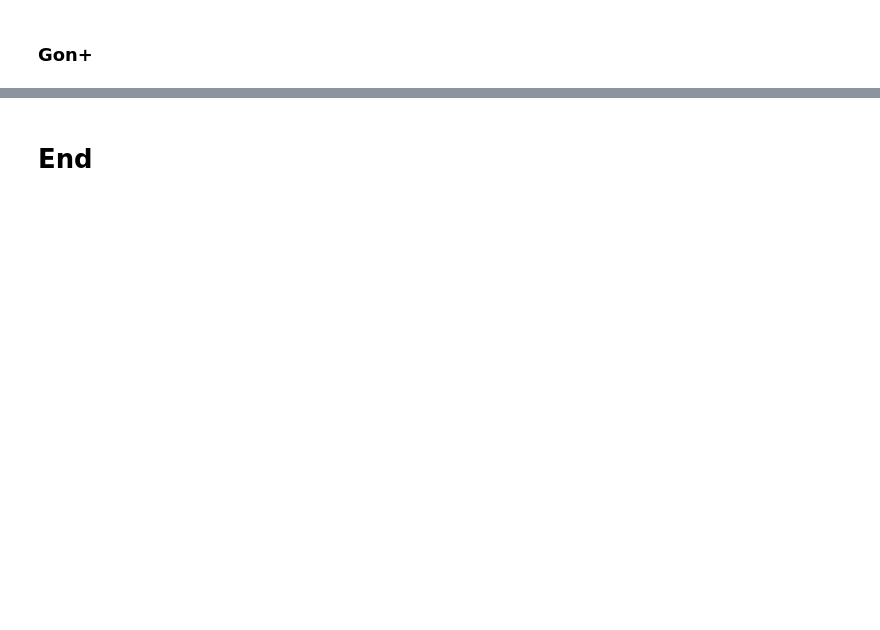
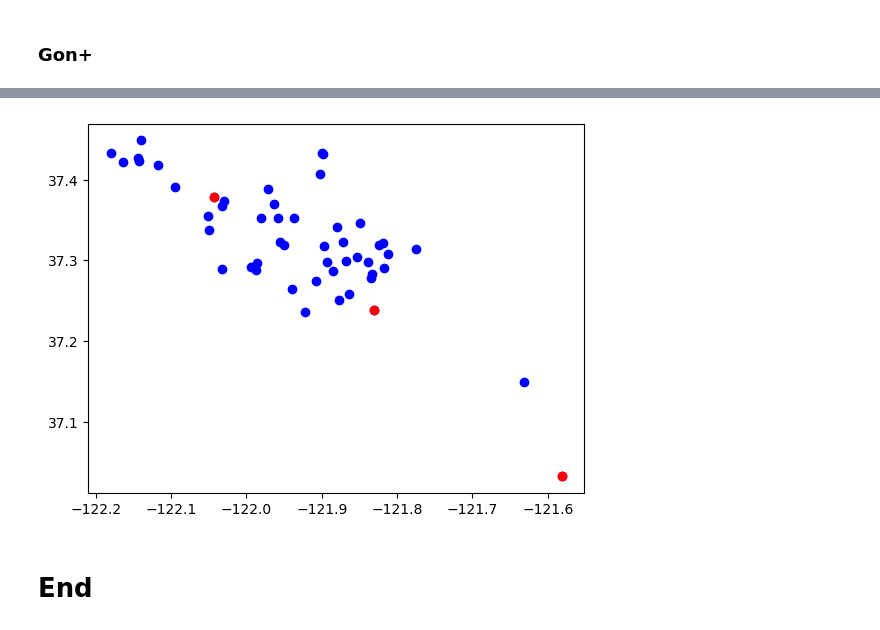
Before and after one commit to marco-scatassi/GeoSpatial-analysis, a Jupyter notebook: notebooks/p-center_facility_location.ipynb, the cells around one changed output, grey strips where cells are left out. Cells and saved outputs as stored; diff of their text form; code cells hidden in the pictures; blank space fills up the shorter version.

```diff
--- a/notebooks/p-center_facility_location.ipynb
+++ b/notebooks/p-center_facility_location.ipynb
@@ -566,2 +567,6 @@ plt.scatter([x for x in np.array(solution_locations)[:,0]], [x for x in np.array
+# %%
+fl.plot()
+# %% [output]
+[figure, added]
 # %% [markdown]
 # End
```
Also changed, not shown: parts of 43 cells of this notebook.
